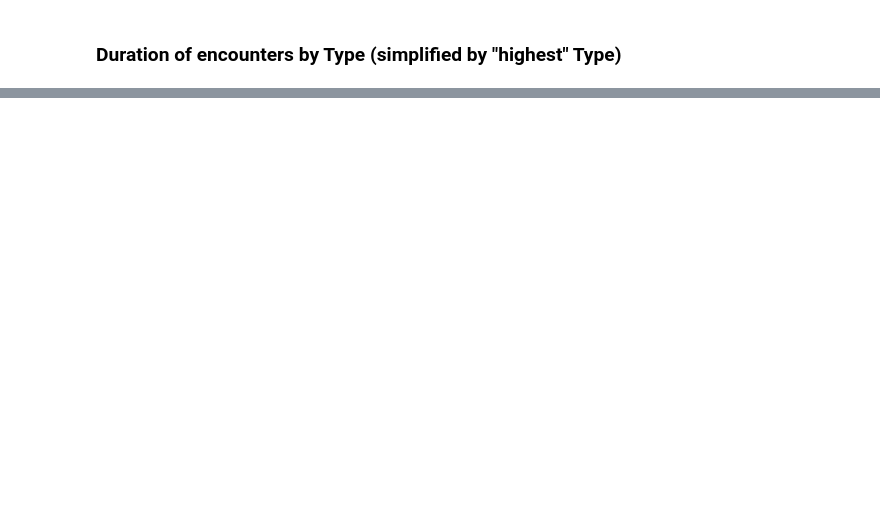
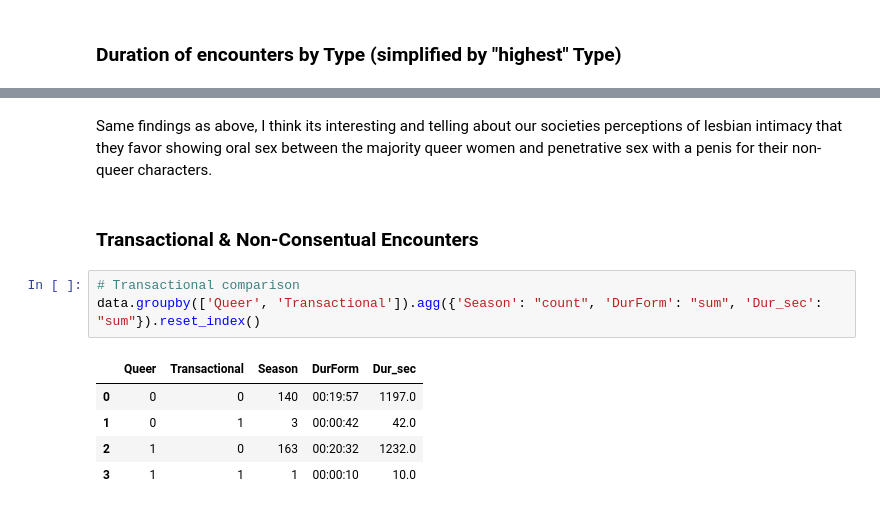
Before and after one commit to GaytaScience/OITNB, a Jupyter notebook: Analysis/explore.ipynb, the cells around one changed output, grey strips where cells are left out. Drawn from its saved outputs; the diff is of its cells as text; blank space fills up the shorter version.

```diff
--- a/Analysis/explore.ipynb
+++ b/Analysis/explore.ipynb
@@ -478,0 +570,13 @@ Definitely a difference in the groping/touching, since that is most often accomp
+# %% [markdown]
+Same findings as above, I think its interesting and telling about our societies perceptions of lesbian intimacy that they favor showing oral sex between the majority queer women and penetrative sex with a penis for their non-queer characters.
+# %% [markdown]
+### Transactional & Non-Consentual Encounters
+# %%
+# Transactional comparison
+data.groupby(['Queer', 'Transactional']).agg({'Season': "count", 'DurForm': "sum", 'Dur_sec': "sum"}).reset_index()
+# %% [output]
+|  | Queer | Transactional | Season | DurForm | Dur_sec |
+| 0 | 0 | 0 | 140 | 00:19:57 | 1197.0 |
+| 1 | 0 | 1 | 3 | 00:00:42 | 42.0 |
+| 2 | 1 | 0 | 163 | 00:20:32 | 1232.0 |
+| 3 | 1 | 1 | 1 | 00:00:10 | 10.0 |
```
Also changed, not shown: parts of 21 cells of this notebook.
